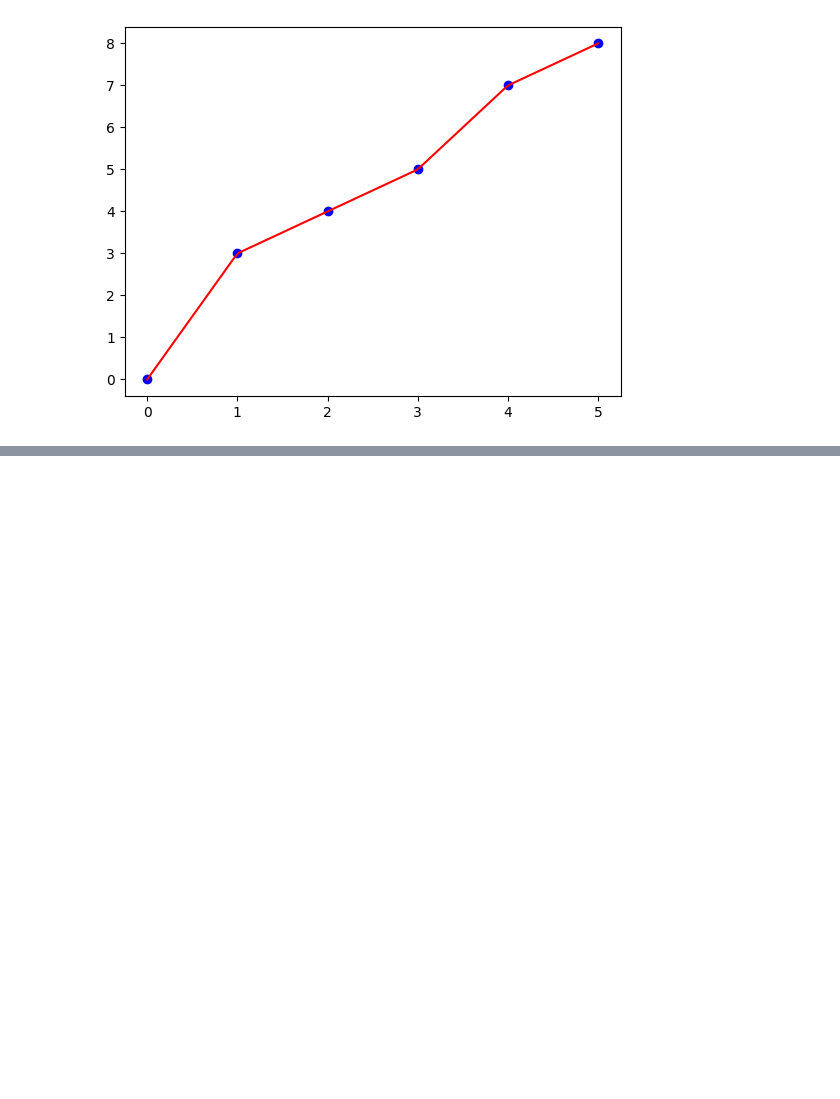
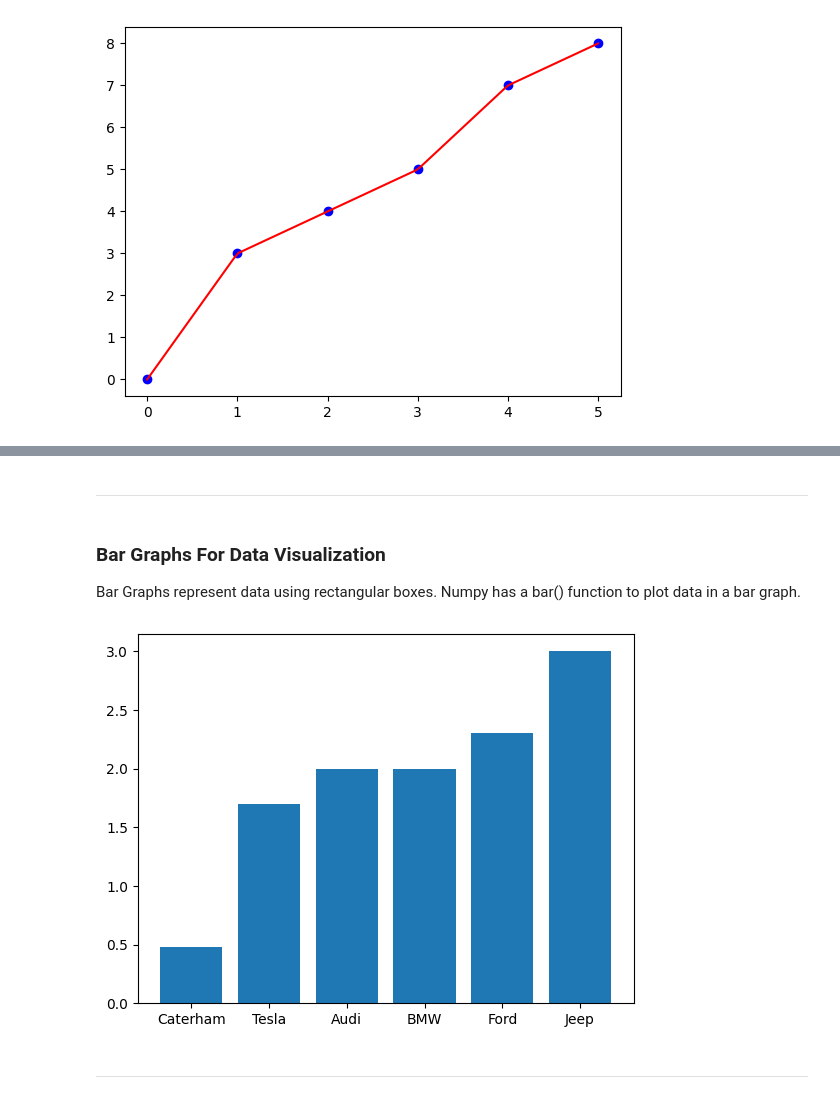
Before and after one commit to Nagendar23/Python-Libraries, a Jupyter notebook: numpy.ipynb, the cells around one changed output, grey strips where cells are left out. Saved outputs shown, nothing was run; the diff lists cells and outputs as text; code cells hidden in the pictures; blank space fills up the shorter version.

```diff
--- a/numpy.ipynb
+++ b/numpy.ipynb
@@ -1880,0 +2152,17 @@ plt.show()
+# %% [markdown]
+-----------------------------------------------------------------------------------------------------------------------------------------------------------------------------------
+# %% [markdown]
+### Bar Graphs For Data Visualization
+Bar Graphs represent data using rectangular boxes. Numpy has a bar() function to plot data in a bar graph.
+# %%
+import numpy as np
+import matplotlib.pyplot as plt
+
+cars = np.array(["Caterham", "Tesla", "Audi",  "BMW", "Ford", "Jeep"])
+weight = np.array([0.48, 1.7, 2, 2, 2.3, 3 ])
+plt.bar(cars,weight)
+plt.show()
+# %% [output]
+[figure, added]
+# %% [markdown]
+__________________________________________________________________________________________________________________________________________
```
Also changed, not shown: parts of 36 cells of this notebook, 3 other files.
